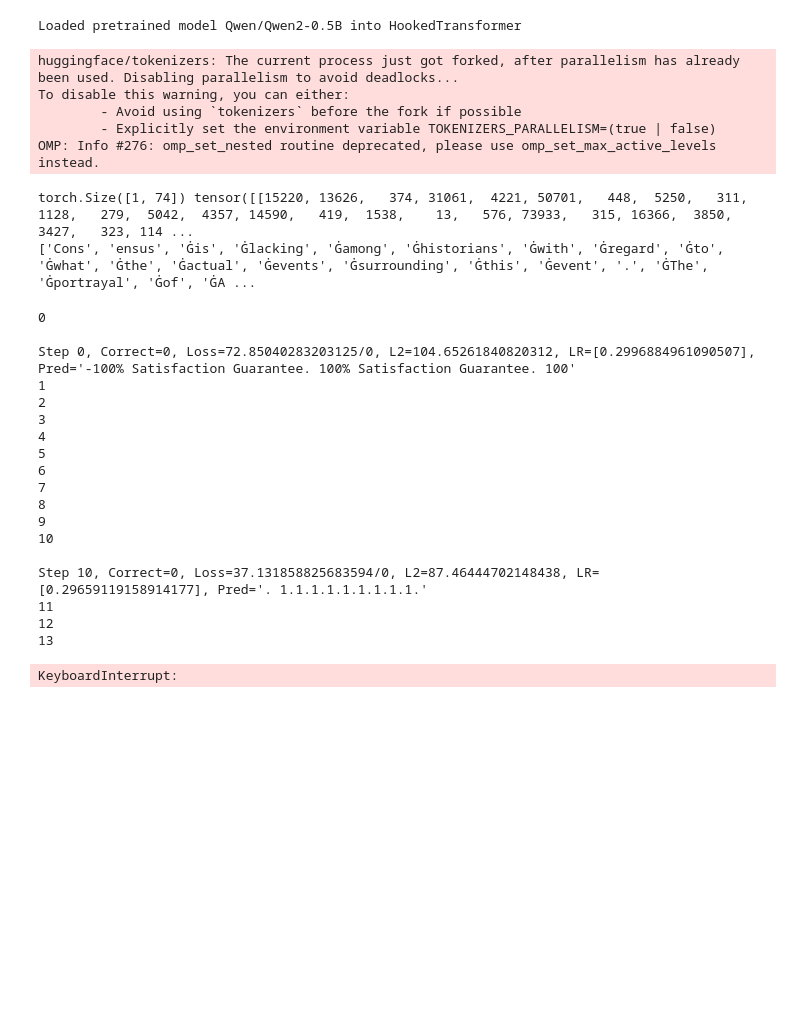
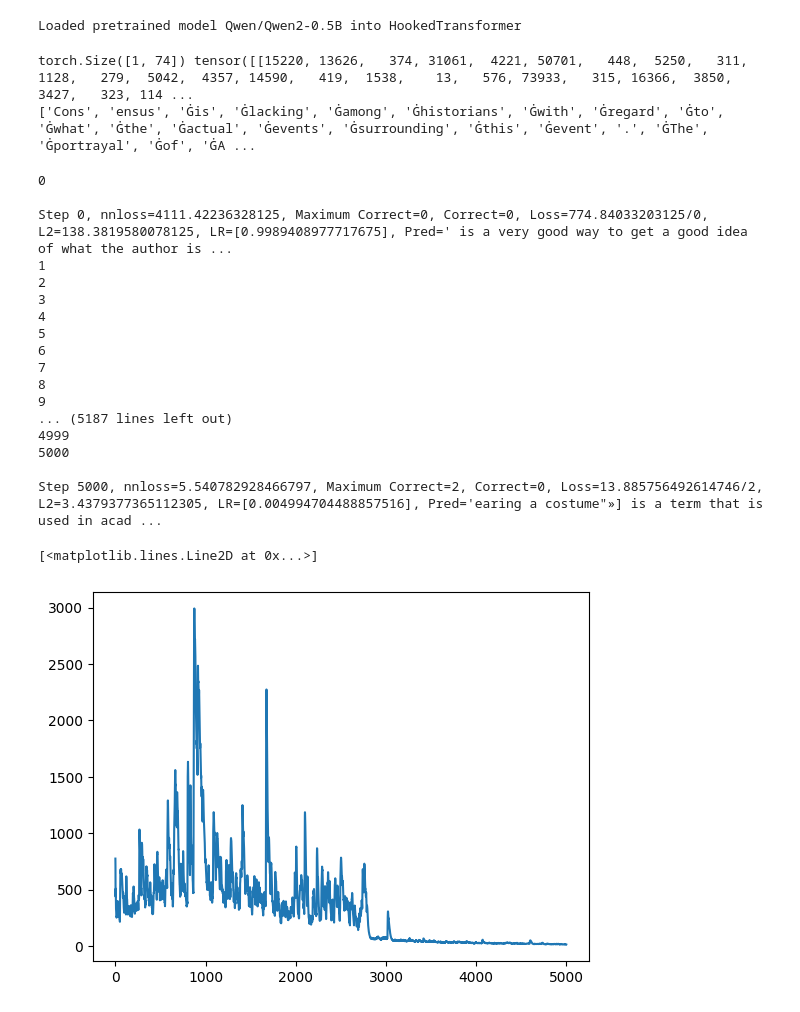
Before and after one commit to skunnavakkam/pair-stuff, a Jupyter notebook: Adversarial GPT2 Softprompt nearest neighbor.ipynb, the cells around one changed output. Drawn from its saved outputs; the diff is of its cells as text; code cells hidden in the pictures; blank space fills up the shorter version.

```diff
--- a/Adversarial GPT2 Softprompt nearest neighbor.ipynb
+++ b/Adversarial GPT2 Softprompt nearest neighbor.ipynb
@@ -25,18 +25,22 @@ torch.set_printoptions(linewidth=1_000_000)
 # %% [output]
 WARNING:root:You are not using LayerNorm, so the writing weights can't be centered! Skipping
 Loaded pretrained model Qwen/Qwen2-0.5B into HookedTransformer
-# %%
-from pynndescent import NNDescent
-
-W_E = model.embed._parameters["W_E"].detach().cpu()
-index = NNDescent(W_E)
-index.prepare()
-# %% [output]
-huggingface/tokenizers: The current process just got forked, after parallelism has already been used. Disabling parallelism to avoid deadlocks...
-To disable this warning, you can either:
-        - Avoid using `tokenizers` before the fork if possible
-        - Explicitly set the environment variable TOKENIZERS_PARALLELISM=(true | false)
-OMP: Info #276: omp_set_nested routine deprecated, please use omp_set_max_active_levels instead.
+# %%
+# from pynndescent import NNDescent
+
+# W_E = model.embed._parameters["W_E"].detach().cpu()
+# index = NNDescent(W_E)
+# index.prepare()
+
+import faiss
+
+resources = faiss.StandardGpuResources()
+index = faiss.IndexFlatL2(model.embed._parameters["W_E"].shape[1])
+index = faiss.index_cpu_to_gpu(resources, 0, index)
+
+W_E = model.embed._parameters["W_E"].detach()
+
+index.add(model.embed._parameters["W_E"].detach().cpu().numpy())
 # %%
 # Define the input text
 input_text = 'Consensus is lacking among historians with regard to what the actual events surrounding this event. The portrayal of Ahuntisc and Viel as martyrs in popular culture is objected to by those researchers who reject the notion that they were murdered. The ethnic identity and the actual phonetic name of the missionary referred to as Ahuntsic are also not universally agreed upon by authors.'
@@ -114,15 +131,19 @@ def nearest_neighbour_loss(x, index, W_E):
 torch.Size([1, 74]) tensor([[15220, 13626,   374, 31061,  4221, 50701,   448,  5250,   311,  1128,   279,  5042,  4357, 14590,   419,  1538,    13,   576, 73933,   315, 16366,  3850,  3427,   323, 114 ...
 ['Cons', 'ensus', 'Ġis', 'Ġlacking', 'Ġamong', 'Ġhistorians', 'Ġwith', 'Ġregard', 'Ġto', 'Ġwhat', 'Ġthe', 'Ġactual', 'Ġevents', 'Ġsurrounding', 'Ġthis', 'Ġevent', '.', 'ĠThe', 'Ġportrayal', 'Ġof', 'ĠA ...
 # %%
+import math
+
 first_tokens_embedding = torch.randn(size=(1, SOFT_TOKENS, MODEL_DIM), dtype=torch.float32, device=device)
+if device == "cuda":
+    first_tokens_embedding = first_tokens_embedding.cuda()
 if device == "mps":
     first_tokens_embedding = first_tokens_embedding.to(torch.float32).to(device)
 
 first_tokens_embedding = first_tokens_embedding.requires_grad_(True)
 
-num_steps = 5100  # Number of optimization steps
+num_steps = 5000  # Number of optimization steps
 # Define the optimizer for the first tokens' embedding
-optimizer = torch.optim.Adam([first_tokens_embedding], lr=0.02 * SOFT_TOKENS, amsgrad=True)
+optimizer = torch.optim.Adam([first_tokens_embedding], lr=0.02 * SOFT_TOKENS)
 # Learning Rate Scheduler
 lr_scheduler = torch.optim.lr_scheduler.ExponentialLR(optimizer, gamma=0.005 ** (1/num_steps), verbose=True)
 
@@ -131,12 +152,13 @@ loss_arr = []
 def l2(x): return torch.sum(x ** 2) ** 0.5
 
 last_corr = 0
-lossahead = 7
+max_corr = 0
+lossahead = 5 + SOFT_TOKENS * 2
 lookahead = 20
-kappa = 0.1
+kappa = 0.0
 alpha = 0.0
 beta = 1.0
-for step in range(num_steps):
+for step in range(num_steps + 1):
     # Zero the gradients
     optimizer.zero_grad()
 
@@ -146,10 +168,10 @@ for step in range(num_steps):
     # Calculate the loss
     # loss = F.cross_entropy(logits.flatten(0, 1)[:last_corr+lossahead], tokens.flatten(0, 1)[:last_corr+lossahead]) + L2REG * l2(first_tokens_embedding)
 
-    flattened_logits = logits.flatten(0, 1)[:last_corr+lossahead]
-    flattened_tokens = tokens.flatten(0, 1)[:last_corr+lossahead]
+    flattened_logits = logits.flatten(0, 1)[:last_corr+lookahead+SOFT_TOKENS]
+    flattened_tokens = tokens.flatten(0, 1)[:last_corr+lookahead]
 
-    loss = token_alignment_loss(flattened_logits, flattened_tokens, first_tokens_embedding, alpha=0.0, beta=1.0)
+    loss = token_alignment_loss(flattened_logits, flattened_tokens, first_tokens_embedding, alpha=0.0, beta=1.0, kappa=kappa)
 
     # Backpropagate the loss with retain_graph=True
     loss.backward()
@@ -162,46 +184,50 @@ for step in range(num_steps):
 
     # Print the loss for every 100 steps
     print(step)
-    if step % 10 == 0:
+    if step % 50 == 0:
+        if last_corr > 30:
+            kappa = 2.0
+
         with torch.no_grad():  # Disable gradient computation for prediction
 
             ps = predict(model, first_tokens_embedding, last_corr+lookahead)
             temp_corr = (ps[2][:min(last_corr+lookahead, tokens.shape[1])] == tokens[:, :last_corr+lookahead].cpu()).sum()
+            max_corr = max(temp_corr, max_corr)
             if temp_corr > last_corr:
-                last_corr += 1
-            print(f"\nStep {step}, Correct={temp_corr}, Loss={loss.item()}/{last_corr}, L2={l2(first_tokens_embedding).detach().cpu()}, LR={lr_scheduler.get_last_lr()}, Pred={ps[0]!r}")
+                last_corr += math.ceil((temp_corr - last_corr) / 4)
+            print(f"\nStep {step}, nnloss={nearest_neighbour_loss(first_tokens_embedding, index, W_E, device=device)}, Maximum Correct={max_corr}, Correct={temp_corr}, Loss={loss.item()}/{last_corr}, L2={l2(first_tokens_embedding).detach().cpu()}, LR={lr_scheduler.get_last_lr()}, Pred={ps[0]!r}")
 
 
     # just comment out this part if you want to not add tokens
     # if step % 20 == 0 and step != 0:
     #     new_tokens_embedding = torch.tensor(np.random.normal(0.0, 768**(-0.5), size=(1, 1, MODEL_DIM)), dtype=torch.float32, requires_grad=True).to(device)
     #     print("ADDING NEW TOK")
     #     first_tokens_embedding = torch.cat([ new_tokens_embedding, first_tokens_embedding], dim=1)
     #     first_tokens_embedding = first_tokens_embedding.detach().requires_grad_(True)
 
     #     # Reinitialize the optimizer with the updated embedding
     #     optimizer = torch.optim.Adam([first_tokens_embedding], lr=0.02, amsgrad=True)
     #     lr_scheduler = torch.optim.lr_scheduler.ExponentialLR(optimizer, gamma=0.005 ** (1/num_steps), verbose=True)
 
 
 plt.plot(loss_arr)
 # %% [output]
 0
 
-Step 0, Correct=0, Loss=72.85040283203125/0, L2=104.65261840820312, LR=[0.2996884961090507], Pred='-100% Satisfaction Guarantee. 100% Satisfaction Guarantee. 100'
+Step 0, nnloss=4111.42236328125, Maximum Correct=0, Correct=0, Loss=774.84033203125/0, L2=138.3819580078125, LR=[0.9989408977717675], Pred=' is a very good way to get a good idea of what the author is ...
 1
 2
 3
 4
 5
 6
 7
 8
 9
-10
+... (5187 lines left out)
+4999
+5000
 
-Step 10, Correct=0, Loss=37.131858825683594/0, L2=87.46444702148438, LR=[0.29659119158914177], Pred='. 1.1.1.1.1.1.1.1.1.'
-11
-12
-13
+Step 5000, nnloss=5.540782928466797, Maximum Correct=2, Correct=0, Loss=13.885756492614746/2, L2=3.4379377365112305, LR=[0.004994704488857516], Pred='earing a costume"»] is a term that is used in acad ...
-KeyboardInterrupt:
+[<matplotlib.lines.Line2D at 0x...>]
+[figure, added]
```
Also changed, not shown: parts of 4 cells of this notebook, 4 other files.
